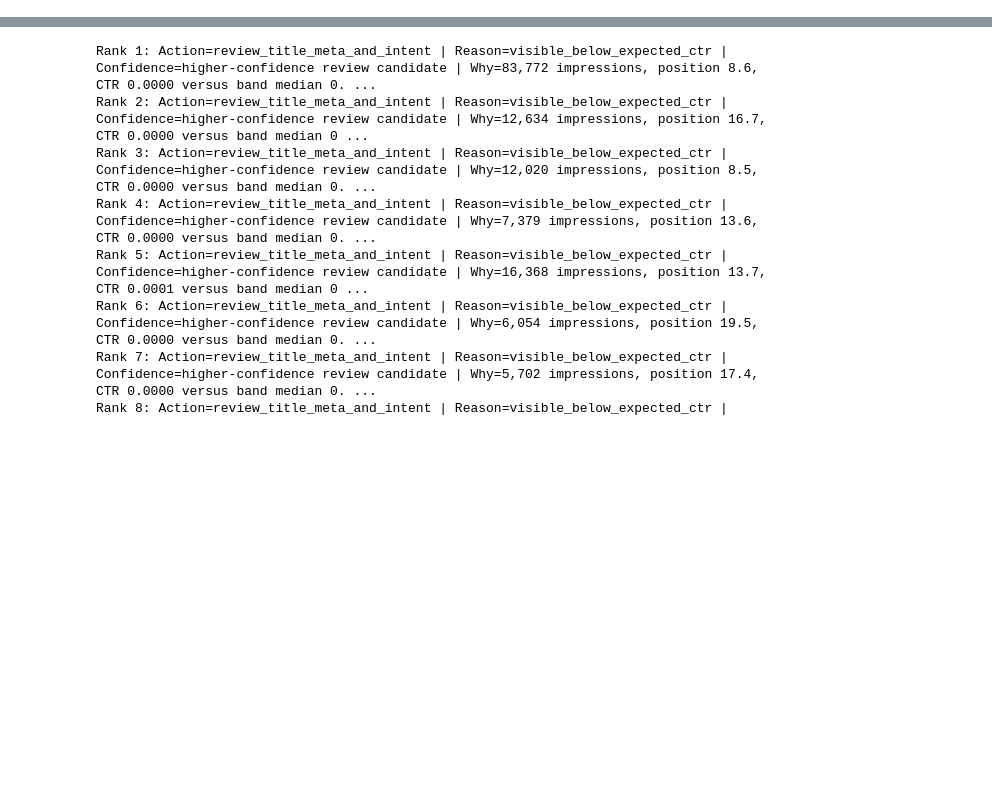
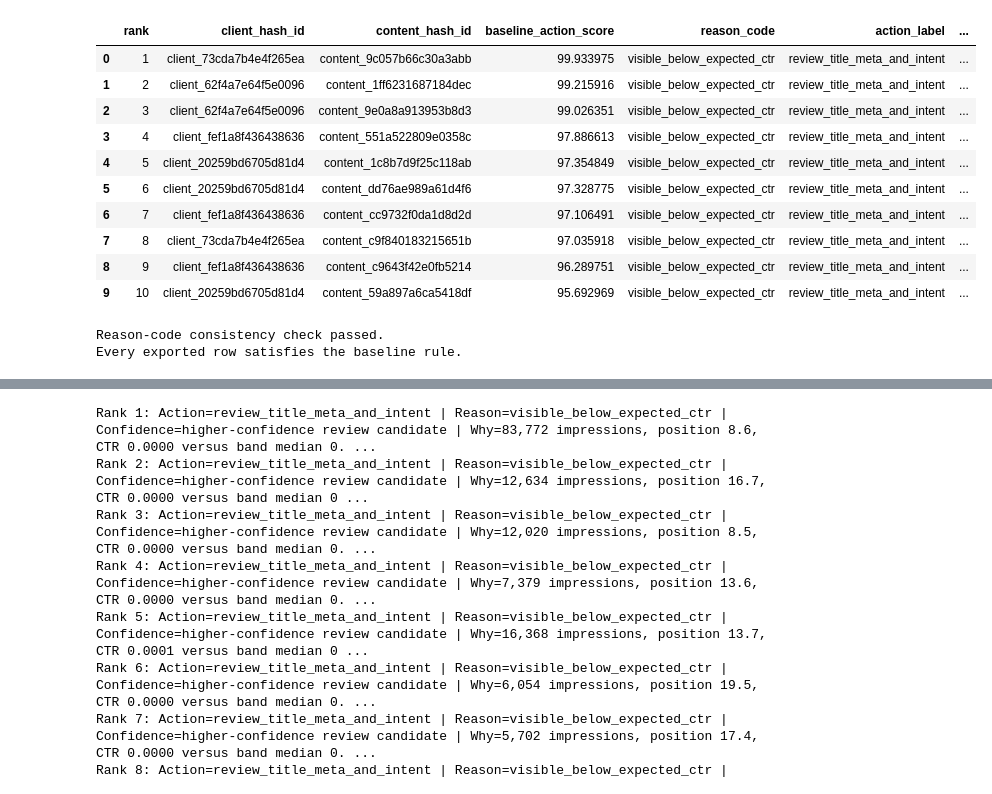
Before and after one commit to Zafar488/flyrank-ml-internship, a Jupyter notebook: work/notebooks/w04_baseline_score.ipynb, the cells around one changed output, grey strips where cells are left out. Drawn from its saved outputs; the diff is of its cells as text; code cells hidden in the pictures; blank space fills up the shorter version.

```diff
--- a/work/notebooks/w04_baseline_score.ipynb
+++ b/work/notebooks/w04_baseline_score.ipynb
@@ -786,0 +808,69 @@ top_20_review[
+# %%
+queue_columns = [
+    "rank",
+    "client_hash_id",
+    "content_hash_id",
+    "baseline_action_score",
+    "reason_code",
+    "action_label",
+    "confidence_note",
+    "position_band",
+    "feature_impressions",
+    "feature_clicks",
+    "feature_ctr",
+    "expected_ctr_for_band",
+    "ctr_gap",
+    "ctr_weakness_score",
+    "feature_avg_position",
+    "feature_position_volatility",
+    "visibility_score",
+    "volatility_score",
+]
+
+ranked_queue = queue[
+    queue_columns
+].copy()
+
+ranked_queue.head(10)
+# %% [output]
+|  | rank | client_hash_id | content_hash_id | baseline_action_score | reason_code | action_label | ... |
+| 0 | 1 | client_73cda7b4e4f265ea | content_9c057b66c30a3abb | 99.933975 | visible_below_expected_ctr | review_title_meta_and_intent | ... |
+| 1 | 2 | client_62f4a7e64f5e0096 | content_1ff6231687184dec | 99.215916 | visible_below_expected_ctr | review_title_meta_and_intent | ... |
+| 2 | 3 | client_62f4a7e64f5e0096 | content_9e0a8a913953b8d3 | 99.026351 | visible_below_expected_ctr | review_title_meta_and_intent | ... |
+| 3 | 4 | client_fef1a8f436438636 | content_551a522809e0358c | 97.886613 | visible_below_expected_ctr | review_title_meta_and_intent | ... |
+| 4 | 5 | client_20259bd6705d81d4 | content_1c8b7d9f25c118ab | 97.354849 | visible_below_expected_ctr | review_title_meta_and_intent | ... |
+| 5 | 6 | client_20259bd6705d81d4 | content_dd76ae989a61d4f6 | 97.328775 | visible_below_expected_ctr | review_title_meta_and_intent | ... |
+| 6 | 7 | client_fef1a8f436438636 | content_cc9732f0da1d8d2d | 97.106491 | visible_below_expected_ctr | review_title_meta_and_intent | ... |
+| 7 | 8 | client_73cda7b4e4f265ea | content_c9f840183215651b | 97.035918 | visible_below_expected_ctr | review_title_meta_and_intent | ... |
+| 8 | 9 | client_fef1a8f436438636 | content_c9643f42e0fb5214 | 96.289751 | visible_below_expected_ctr | review_title_meta_and_intent | ... |
+| 9 | 10 | client_20259bd6705d81d4 | content_59a897a6ca5418df | 95.692969 | visible_below_expected_ctr | review_title_meta_and_intent | ... |
+# %%
+assert (ranked_queue["ctr_gap"] < 0).all()
+
+assert (
+    ranked_queue["reason_code"]
+    == "visible_below_expected_ctr"
+).all()
+
+assert (
+    ranked_queue["action_label"]
+    == "review_title_meta_and_intent"
+).all()
+
+assert (
+    ranked_queue["feature_impressions"] >= 500
+).all()
+
+assert (
+    ranked_queue["feature_avg_position"] > 0
+).all()
+
+assert (
+    ranked_queue["feature_avg_position"] <= 20
+).all()
+
+print("Reason-code consistency check passed.")
+print("Every exported row satisfies the baseline rule.")
+# %% [output]
+Reason-code consistency check passed.
+Every exported row satisfies the baseline rule.
```
Also changed, not shown: parts of 56 cells of this notebook.
